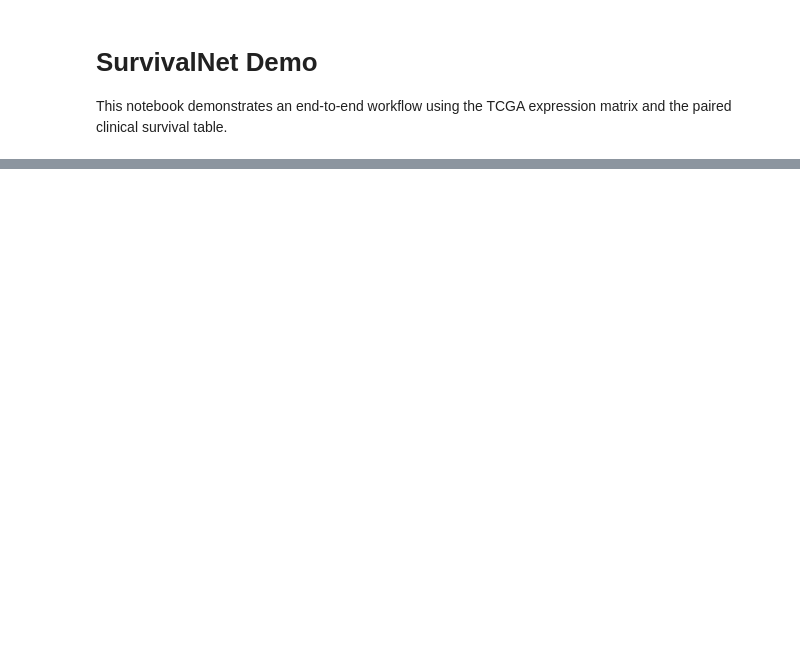
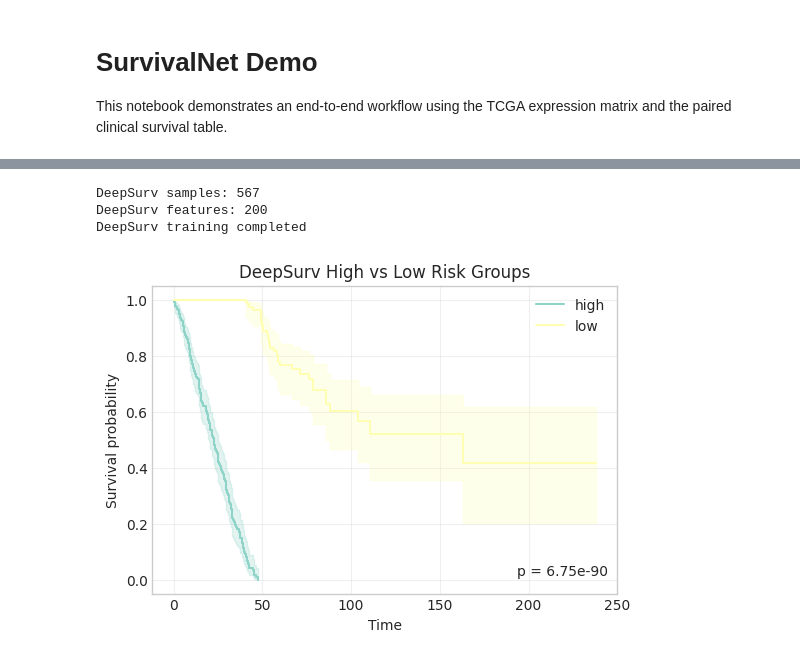
Before and after one commit to zengjoyous/SurvivalNet, a Jupyter notebook: examples/demo.ipynb, the cells around one changed output, grey strips where cells are left out. Saved outputs shown, nothing was run; the diff lists cells and outputs as text; code cells hidden in the pictures; blank space fills up the shorter version.

```diff
--- a/examples/demo.ipynb
+++ b/examples/demo.ipynb
@@ -224,0 +171,78 @@ Selected features: ['BRDT', 'BPIL1', 'EPS8L3', 'SPRR1B', 'KLK12', 'GLB1L3', 'INS
+# %%
+# =========================
+# DeepSurv neural network model
+# =========================
+
+from survivalnet.models import DeepSurvModel
+
+# 选择表达矩阵中的基因特征
+feature_cols = top_genes
+
+# 构建 DeepSurv 输入数据
+deep_df = (
+    data.set_index("PATIENT_ID")[["duration", "event"]]
+    .join(
+        expr_df.set_index("PATIENT_ID")[feature_cols],
+        how="inner"
+    )
+    .reset_index(drop=True)
+)
+
+# 转为数值
+for gene in feature_cols:
+    deep_df[gene] = pd.to_numeric(
+        deep_df[gene],
+        errors="coerce"
+    )
+
+# 缺失值填充
+deep_df = deep_df.fillna(0)
+
+print(f"DeepSurv samples: {len(deep_df)}")
+print(f"DeepSurv features: {len(feature_cols)}")
+
+# 创建模型
+deep_model = DeepSurvModel()
+
+# 训练模型
+deep_model.fit(
+    deep_df,
+    duration_col="duration",
+    event_col="event",
+    epochs=100,
+)
+
+print("DeepSurv training completed")
+
+# 预测风险分数
+deep_features = deep_df.drop(
+    columns=["duration", "event"]
+)
+
+risk_scores = deep_model.predict_risk_score(
+    deep_features
+)
+
+# 风险分组
+deep_df["risk_group"] = split_risk_group(
+    risk_scores
+)
+
+# 绘制 KM 曲线
+ax = plot_grouped_km_with_pvalue(
+    deep_df,
+    duration_col="duration",
+    event_col="event",
+    group_col="risk_group",
+    group_a="low",
+    group_b="high",
+)
+
+ax.set_title("DeepSurv High vs Low Risk Groups")
+
+plt.show()
+# %% [output]
+DeepSurv samples: 567
+DeepSurv features: 200
+DeepSurv training completed
+[figure, added]
```
Also changed, not shown: parts of 6 cells of this notebook, 2 other files.
